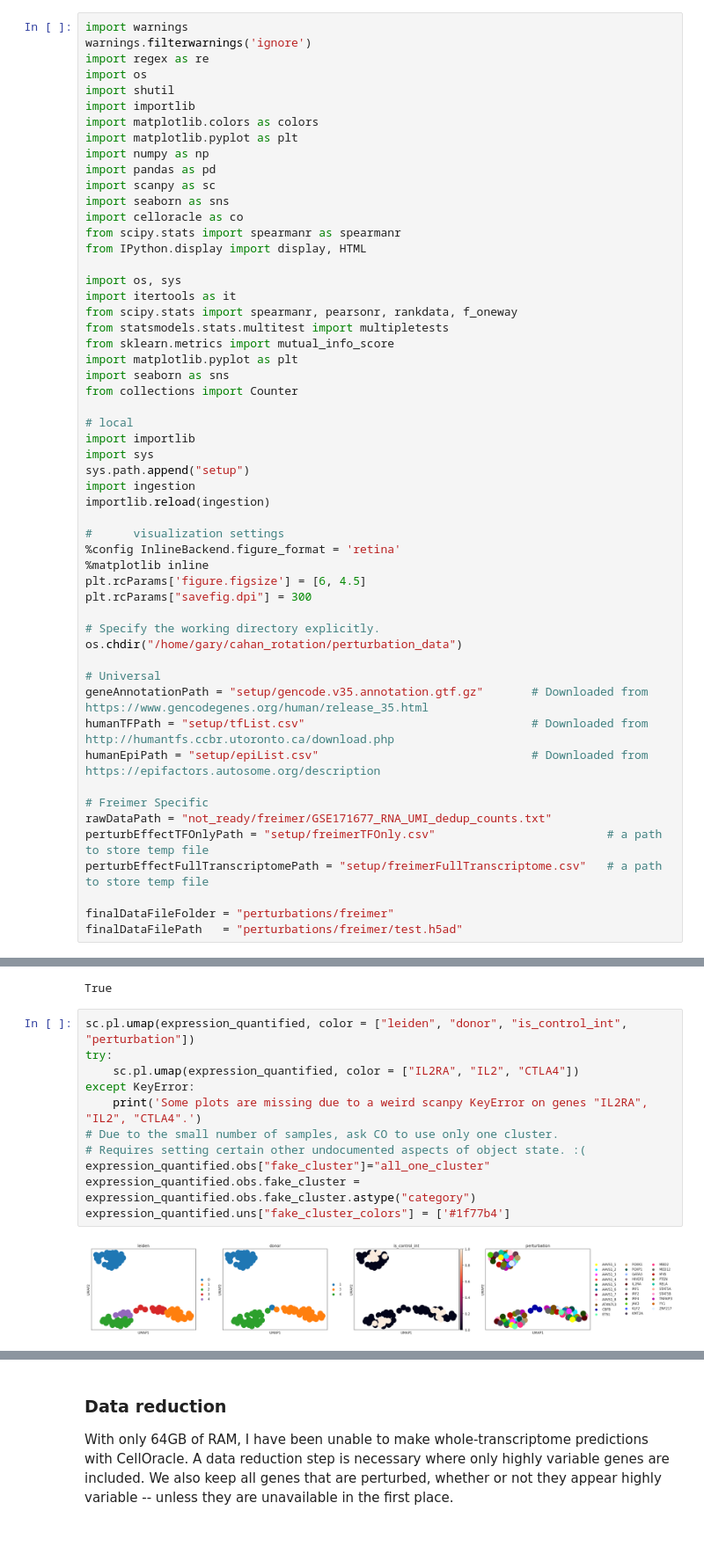
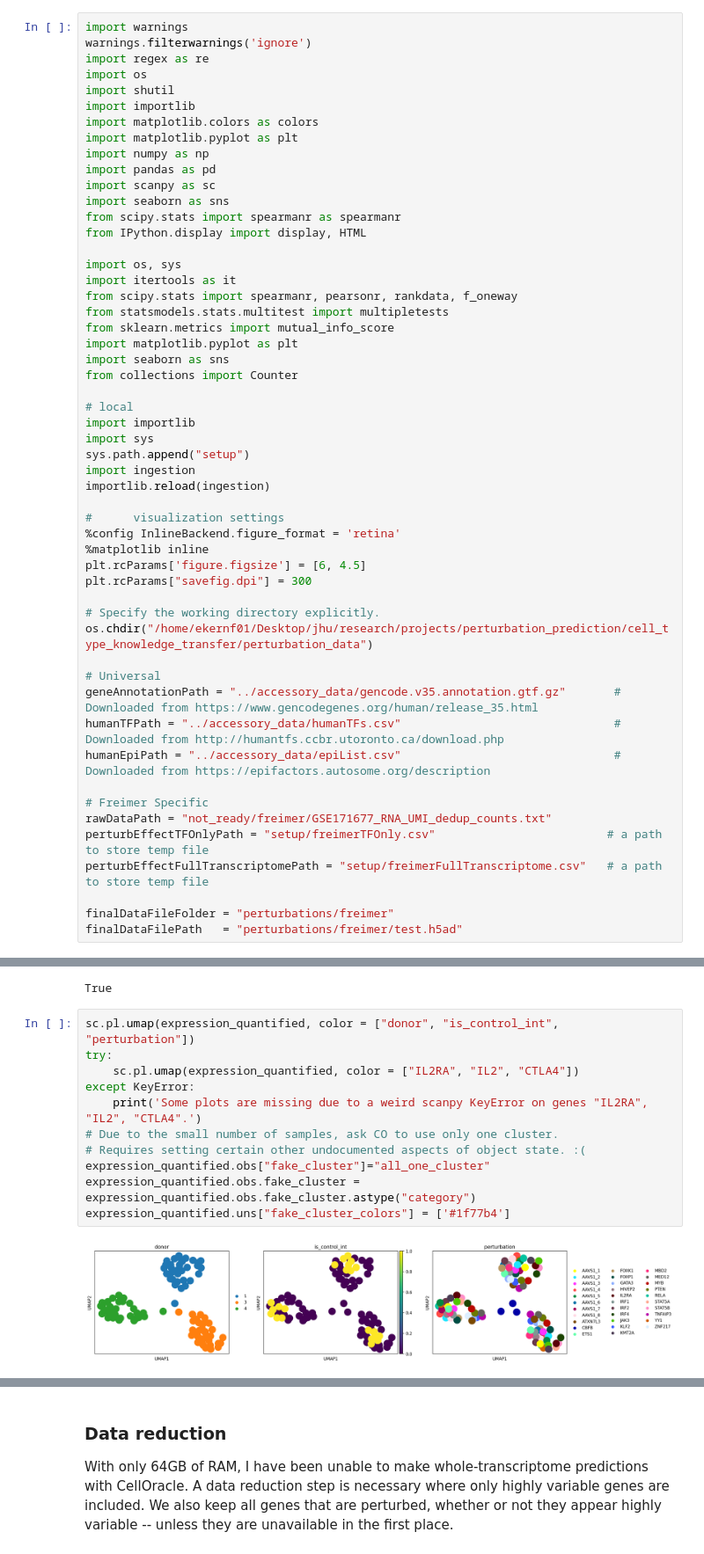
Before and after one commit to ekernf01/perturbation_data, a Jupyter notebook: setup/freimer.ipynb, the cells around one changed output, grey strips where cells are left out. Shown at 88% size. Cells and saved outputs as stored; diff of their text form.

```diff
--- a/setup/freimer.ipynb
+++ b/setup/freimer.ipynb
@@ -17,7 +17,6 @@ import numpy as np
 import pandas as pd
 import scanpy as sc
 import seaborn as sns
-import celloracle as co
 from scipy.stats import spearmanr as spearmanr
 from IPython.display import display, HTML
 
@@ -44,12 +43,12 @@ plt.rcParams['figure.figsize'] = [6, 4.5]
 plt.rcParams["savefig.dpi"] = 300
 
 # Specify the working directory explicitly.
-os.chdir("/home/gary/cahan_rotation/perturbation_data")
+os.chdir("/home/ekernf01/Desktop/jhu/research/projects/perturbation_prediction/cell_type_knowledge_transfer/perturbation_data")
 
 # Universal
-geneAnnotationPath = "setup/gencode.v35.annotation.gtf.gz"       # Downloaded from https://www.gencodegenes.org/human/release_35.html
-humanTFPath = "setup/tfList.csv"                                 # Downloaded from http://humantfs.ccbr.utoronto.ca/download.php
-humanEpiPath = "setup/epiList.csv"                               # Downloaded from https://epifactors.autosome.org/description
+geneAnnotationPath = "../accessory_data/gencode.v35.annotation.gtf.gz"       # Downloaded from https://www.gencodegenes.org/human/release_35.html
+humanTFPath = "../accessory_data/humanTFs.csv"                               # Downloaded from http://humantfs.ccbr.utoronto.ca/download.php
+humanEpiPath = "../accessory_data/epiList.csv"                               # Downloaded from https://epifactors.autosome.org/description
 
 # Freimer Specific
 rawDataPath = "not_ready/freimer/GSE171677_RNA_UMI_dedup_counts.txt"
@@ -353,18 +351,18 @@ Index(['MTND1P23', 'MTND2P28', 'MTCO1P12', 'MTCO2P12', 'MTATP8P1', 'MTATP6P1',
 # %% [output]
 True
 # %%
-sc.pl.umap(expression_quantified, color = ["leiden", "donor", "is_control_int", "perturbation"])
+sc.pl.umap(expression_quantified, color = ["donor", "is_control_int", "perturbation"])
 try:
     sc.pl.umap(expression_quantified, color = ["IL2RA", "IL2", "CTLA4"])
 except KeyError:
     print('Some plots are missing due to a weird scanpy KeyError on genes "IL2RA", "IL2", "CTLA4".')
 # Due to the small number of samples, ask CO to use only one cluster.
 # Requires setting certain other undocumented aspects of object state. :(
 expression_quantified.obs["fake_cluster"]="all_one_cluster"
 expression_quantified.obs.fake_cluster = expression_quantified.obs.fake_cluster.astype("category")
 expression_quantified.uns["fake_cluster_colors"] = ['#1f77b4']
 # %% [output]
-[figure, old version]
+[figure, new version]
 Some plots are missing due to a weird scanpy KeyError on genes "IL2RA", "IL2", "CTLA4".
 <Figure size 2061x450 with 0 Axes>
 # %% [markdown]
```
Also changed, not shown: parts of 7 cells of this notebook.
